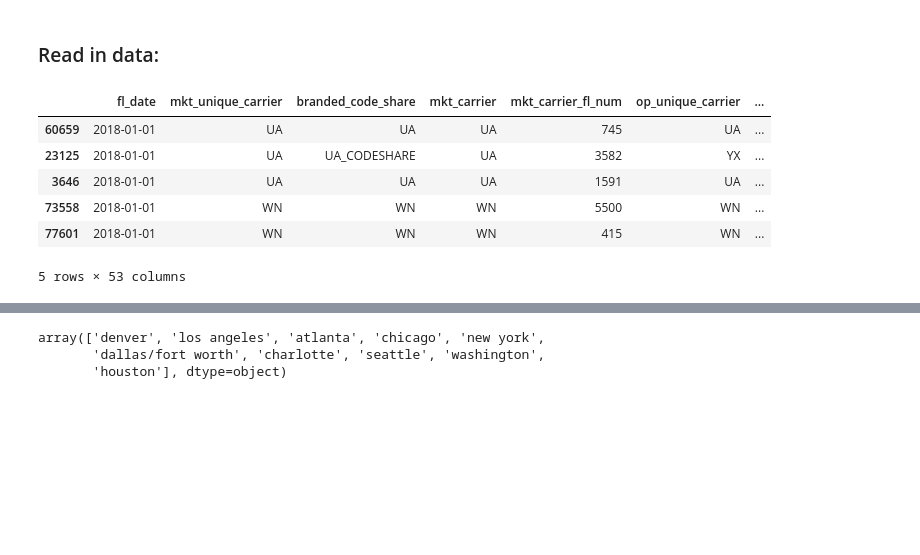
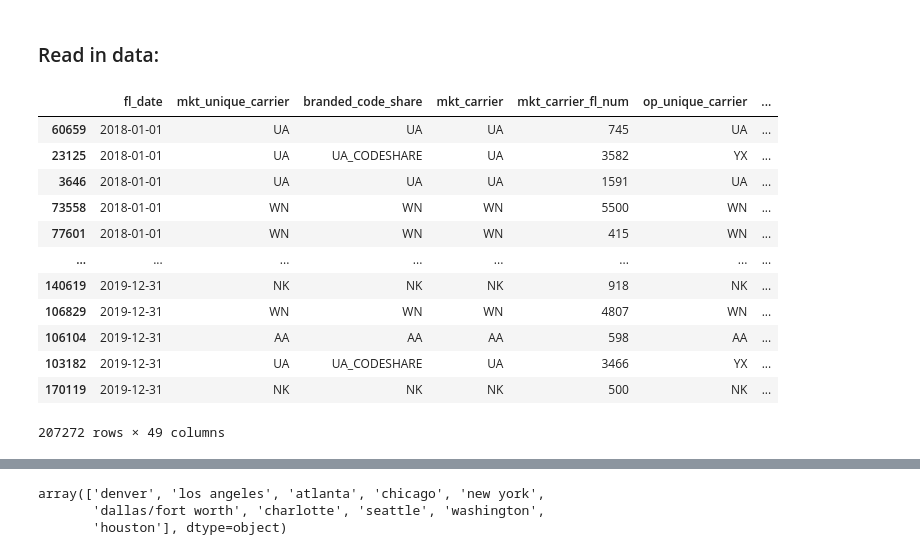
Before and after one commit to jsusnik/flight_predictions, a Jupyter notebook: john/feature_engineering.ipynb, the cells around one changed output, grey strips where cells are left out. Saved outputs shown, nothing was run; the diff lists cells and outputs as text; code cells hidden in the pictures; blank space fills up the shorter version.

```diff
--- a/john/feature_engineering.ipynb
+++ b/john/feature_engineering.ipynb
@@ -16,15 +17,21 @@ passengers = pd.read_csv('passengers_jan-dec_18-19.csv')
 # %%
 flights = flights.sort_values(by=['fl_date'])
 # %%
-flights.head()
+flights
 # %% [output]
 |  | fl_date | mkt_unique_carrier | branded_code_share | mkt_carrier | mkt_carrier_fl_num | op_unique_carrier | ... |
 | 60659 | 2018-01-01 | UA | UA | UA | 745 | UA | ... |
 | 23125 | 2018-01-01 | UA | UA_CODESHARE | UA | 3582 | YX | ... |
 | 3646 | 2018-01-01 | UA | UA | UA | 1591 | UA | ... |
 | 73558 | 2018-01-01 | WN | WN | WN | 5500 | WN | ... |
 | 77601 | 2018-01-01 | WN | WN | WN | 415 | WN | ... |
+| ... | ... | ... | ... | ... | ... | ... | ... |
+| 140619 | 2019-12-31 | NK | NK | NK | 918 | NK | ... |
+| 106829 | 2019-12-31 | WN | WN | WN | 4807 | WN | ... |
+| 106104 | 2019-12-31 | AA | AA | AA | 598 | AA | ... |
+| 103182 | 2019-12-31 | UA | UA_CODESHARE | UA | 3466 | YX | ... |
+| 170119 | 2019-12-31 | NK | NK | NK | 500 | NK | ... |
-5 rows × 53 columns
+207272 rows × 49 columns
 # %%
 flights.columns
 # %% [output]
```
Also changed, not shown: parts of 17 cells of this notebook, 3 other files.
